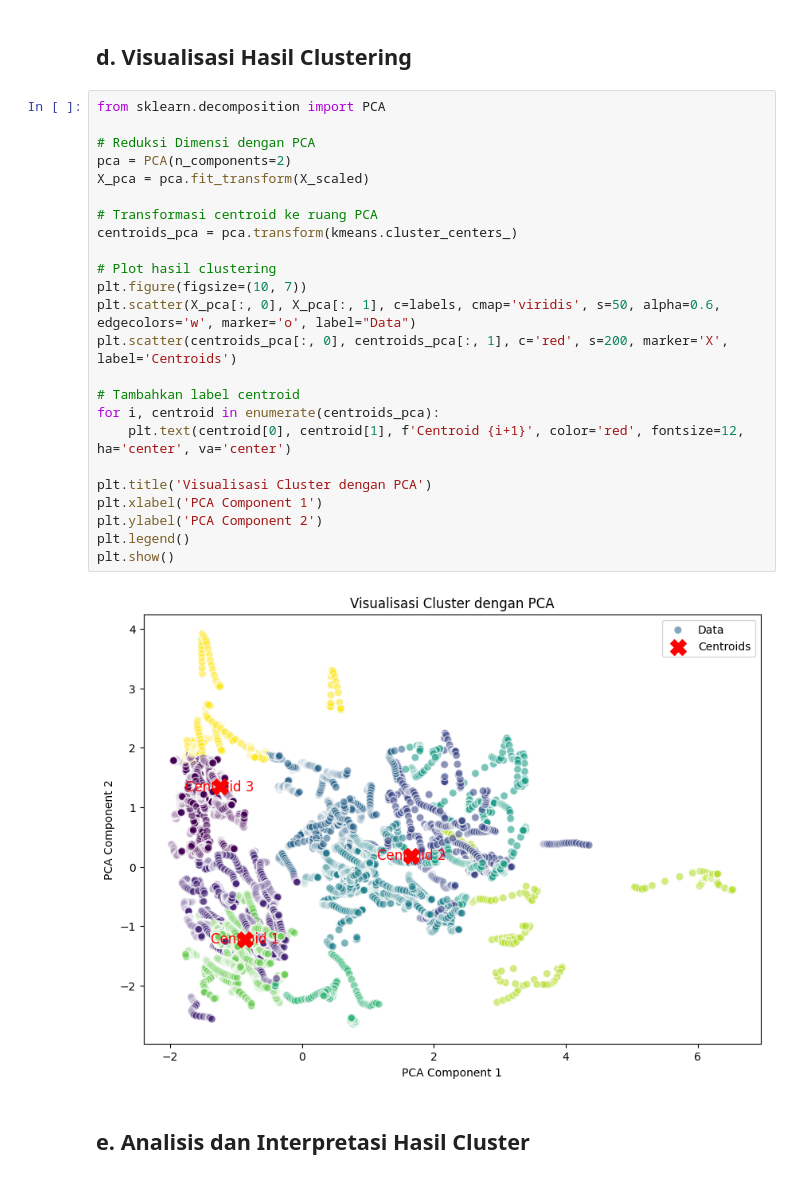
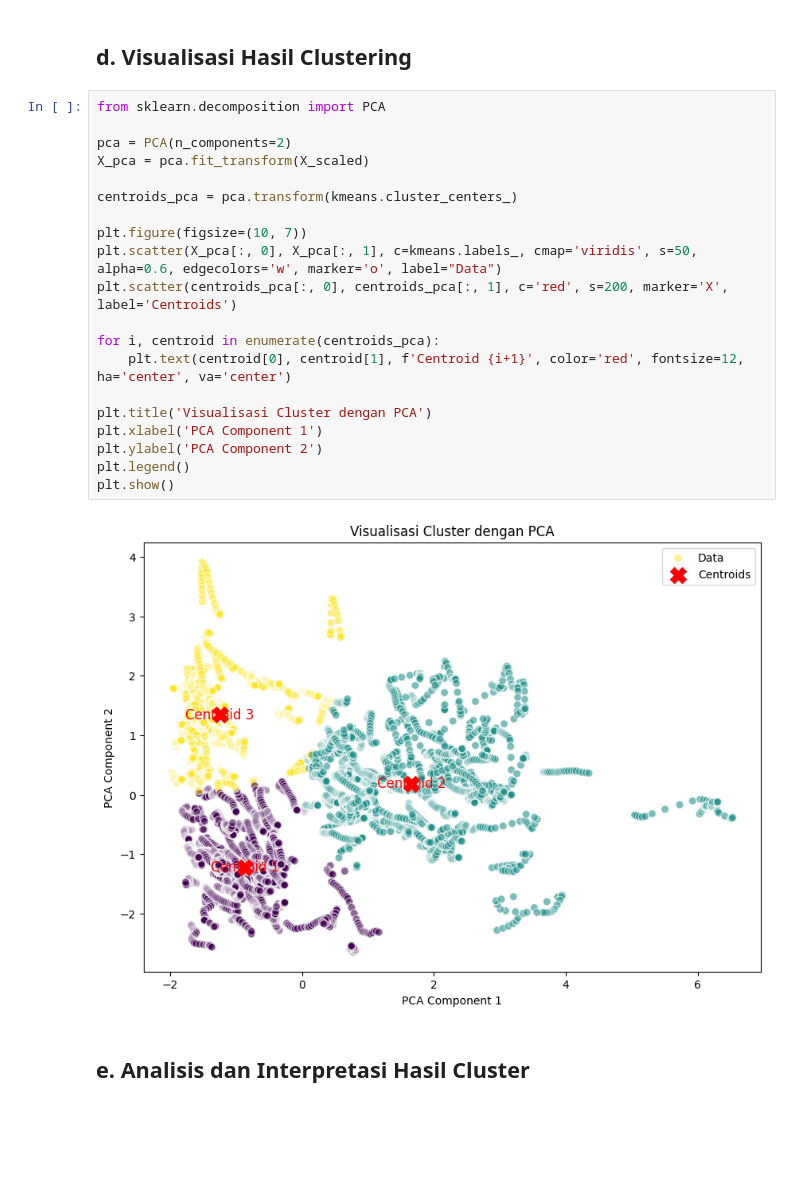
Before and after one commit to Nico-LeeNH/Machine-Learning_Proyek, a Jupyter notebook: Clustering.ipynb, the cells around one changed output. Saved outputs shown, nothing was run; the diff lists cells and outputs as text; blank space fills up the shorter version.

Commit message:
fix: fix problem clustering

```diff
--- a/Clustering.ipynb
+++ b/Clustering.ipynb
@@ -379,29 +369,25 @@ Optimal number of clusters based on Silhouette Score: 3
 # %%
 from sklearn.decomposition import PCA
 
-# Reduksi Dimensi dengan PCA
 pca = PCA(n_components=2)
 X_pca = pca.fit_transform(X_scaled)
 
-# Transformasi centroid ke ruang PCA
 centroids_pca = pca.transform(kmeans.cluster_centers_)
 
-# Plot hasil clustering
 plt.figure(figsize=(10, 7))
-plt.scatter(X_pca[:, 0], X_pca[:, 1], c=labels, cmap='viridis', s=50, alpha=0.6, edgecolors='w', marker='o', label="Data")
+plt.scatter(X_pca[:, 0], X_pca[:, 1], c=kmeans.labels_, cmap='viridis', s=50, alpha=0.6, edgecolors='w', marker='o', label="Data")
 plt.scatter(centroids_pca[:, 0], centroids_pca[:, 1], c='red', s=200, marker='X', label='Centroids')
 
-# Tambahkan label centroid
 for i, centroid in enumerate(centroids_pca):
     plt.text(centroid[0], centroid[1], f'Centroid {i+1}', color='red', fontsize=12, ha='center', va='center')
 
 plt.title('Visualisasi Cluster dengan PCA')
 plt.xlabel('PCA Component 1')
 plt.ylabel('PCA Component 2')
 plt.legend()
 plt.show()
 # %% [output]
-[figure, old version]
+[figure, new version]
 # %% [markdown]
 ## **e. Analisis dan Interpretasi Hasil Cluster**
 # %% [markdown]
```
Also changed, not shown: parts of 3 cells of this notebook.
